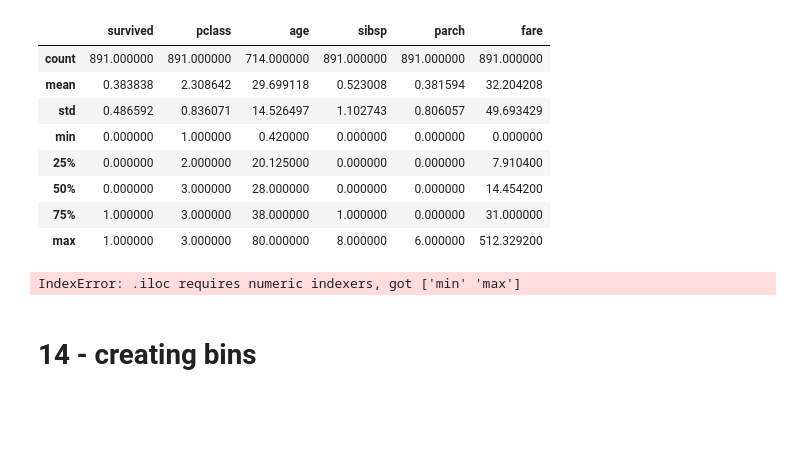
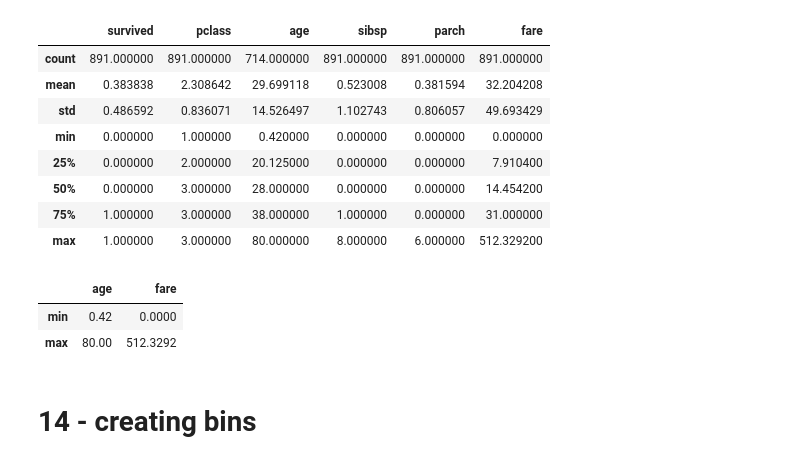
Before and after one commit to Kiran-Pokhrel-91/Data, a Jupyter notebook: pandas.ipynb, the cells around one changed output. Cells and saved outputs as stored; diff of their text form; code cells hidden in the pictures; blank space fills up the shorter version.

Commit message:
Error solved

```diff
--- a/pandas.ipynb
+++ b/pandas.ipynb
@@ -447,11 +447,13 @@ titanicdf.describe()
 | 75% | 1.000000 | 3.000000 | 38.000000 | 1.000000 | 0.000000 | 31.000000 |
 | max | 1.000000 | 3.000000 | 80.000000 | 8.000000 | 6.000000 | 512.329200 |
 # %%
-titanicdf.describe().iloc[['min','max'],['age','fare']]
+titanicdf.describe().loc[['min','max'],['age','fare']]
 # or
 # titanicdf.describe().iloc[[3,5],[2,5]]
 # %% [output]
-IndexError: .iloc requires numeric indexers, got ['min' 'max']
+|  | age | fare |
+| min | 0.42 | 0.0000 |
+| max | 80.00 | 512.3292 |
 # %% [markdown]
 # 14 - creating bins
 # %%
```
